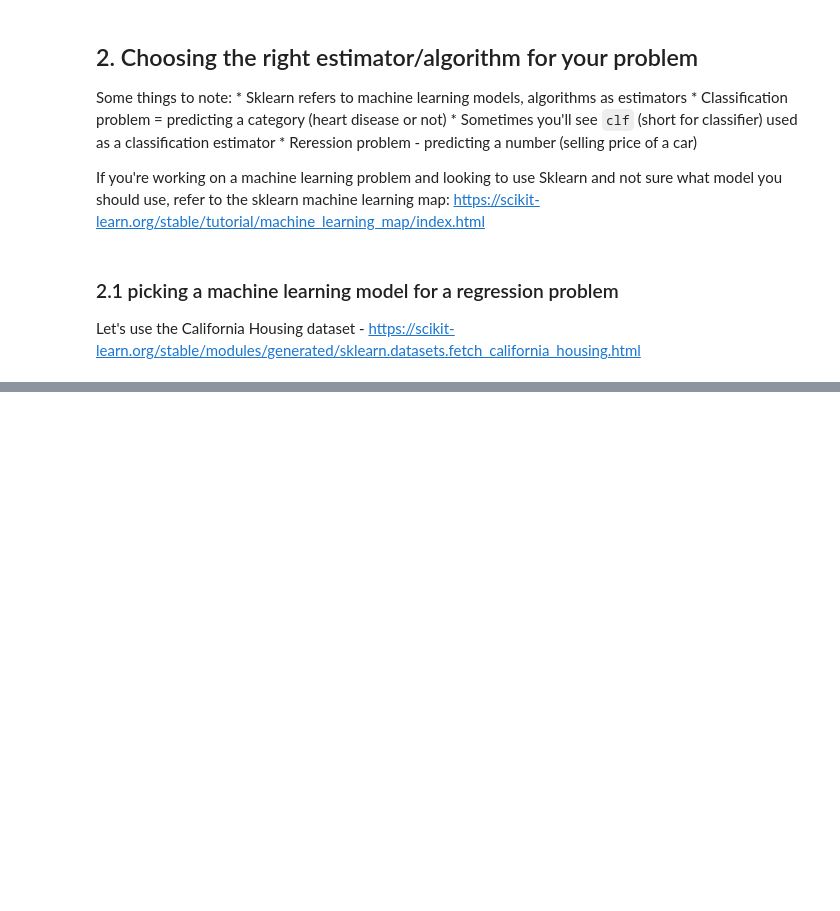
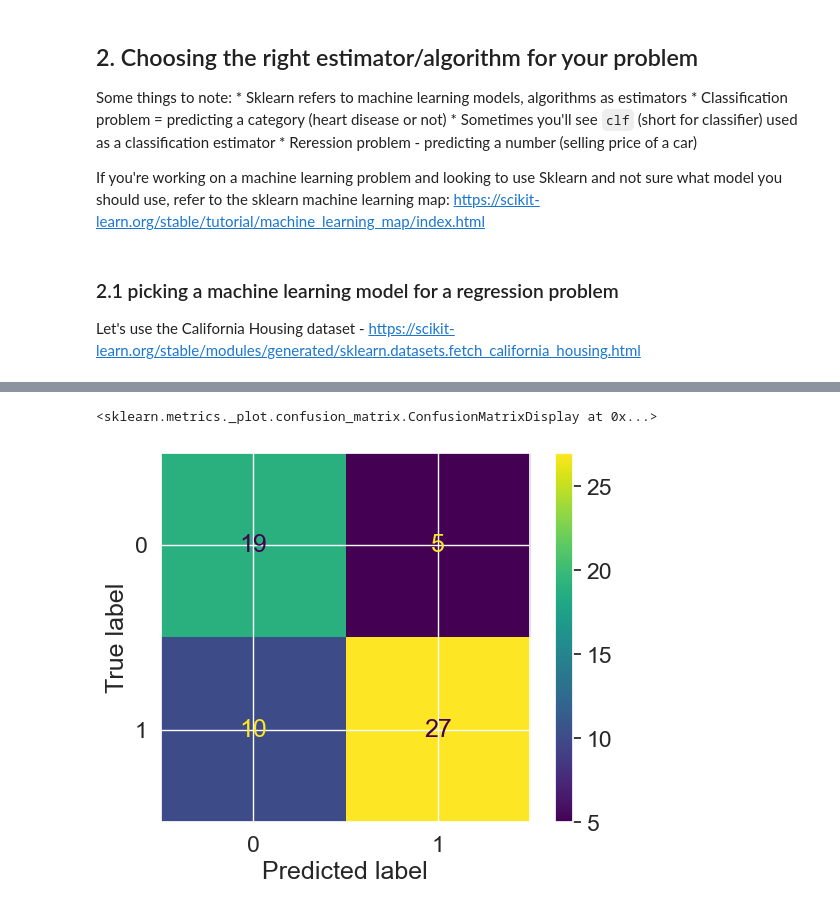
Before and after one commit to DNN321/Scikit-learn-Machine-Learning, a Jupyter notebook: scikit-Learn-Machine-Learning.ipynb, the cells around one changed output, grey strips where cells are left out. Cells and saved outputs as stored; diff of their text form; code cells hidden in the pictures; blank space fills up the shorter version.

```diff
--- a/scikit-Learn-Machine-Learning.ipynb
+++ b/scikit-Learn-Machine-Learning.ipynb
@@ -745,0 +846,6 @@ housing_df.head()
+# %%
+ConfusionMatrixDisplay.from_predictions(y_true=y_test,
+                                       y_pred=y_preds)
+# %% [output]
+<sklearn.metrics._plot.confusion_matrix.ConfusionMatrixDisplay at 0x...>
+[figure, added]
```
Also changed, not shown: parts of 127 cells of this notebook.
